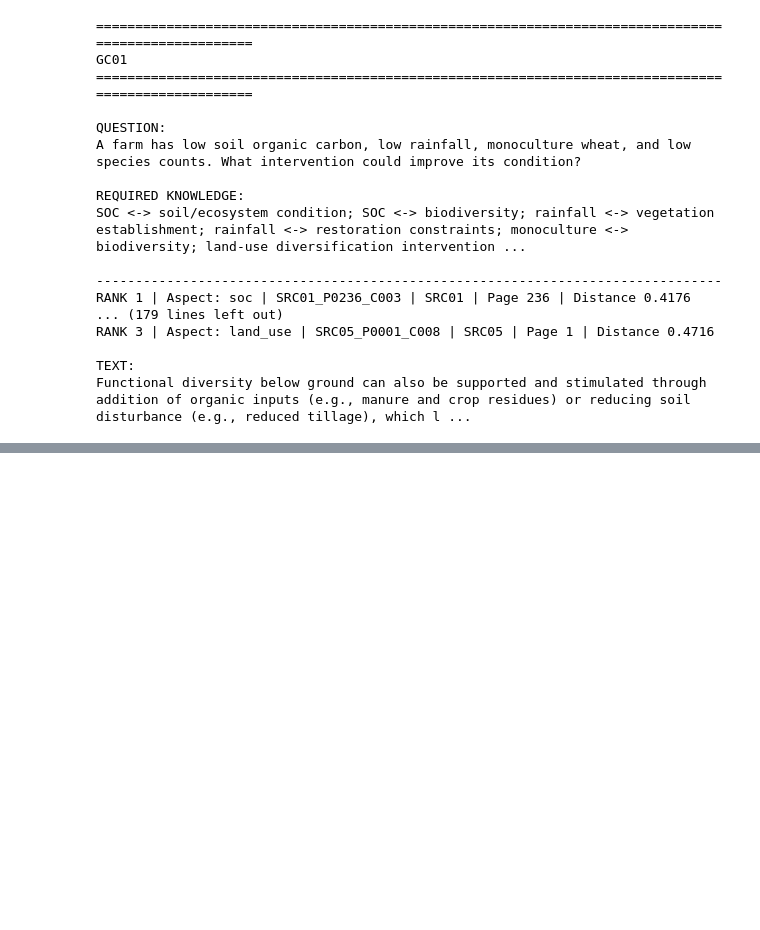
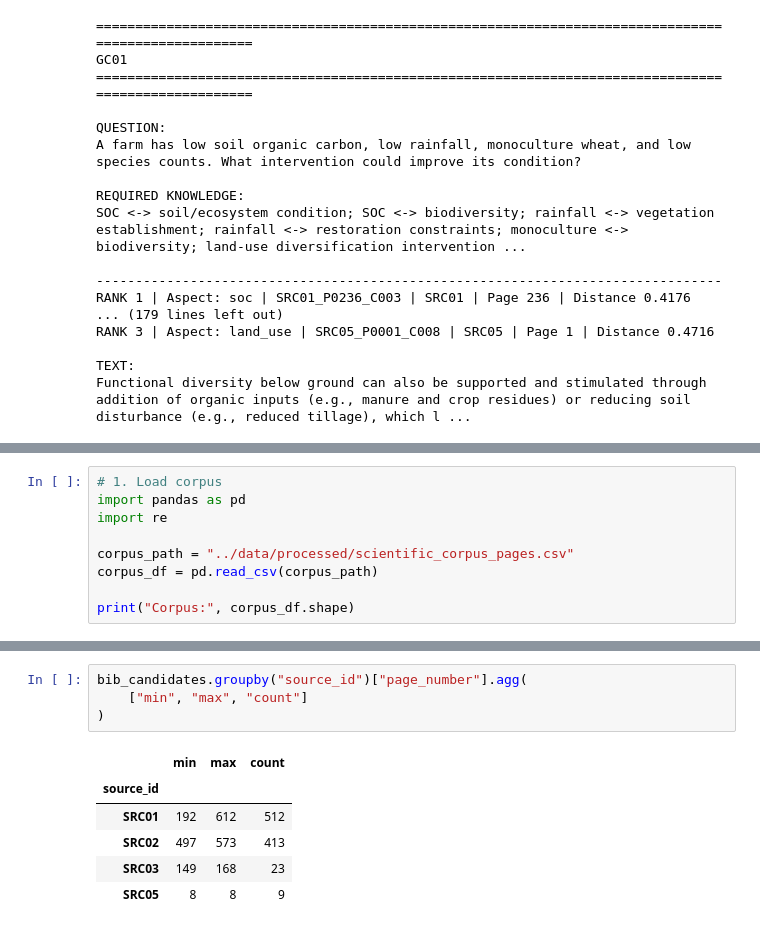
Before and after one commit to Arp518/biodiversity-intelligence-ai, a Jupyter notebook: notebooks/02_rag_retrieval.ipynb, the cells around one changed output, grey strips where cells are left out. Saved outputs shown, nothing was run; the diff lists cells and outputs as text; blank space fills up the shorter version.

```diff
--- a/notebooks/02_rag_retrieval.ipynb
+++ b/notebooks/02_rag_retrieval.ipynb
@@ -1860,0 +2097,9 @@ Functional diversity below ground can also be supported and stimulated through a
+# %%
+# 1. Load corpus
+import pandas as pd
+import re
+
+corpus_path = "../data/processed/scientific_corpus_pages.csv"
+corpus_df = pd.read_csv(corpus_path)
+
+print("Corpus:", corpus_df.shape)
@@ -1860,0 +3282,11 @@ Functional diversity below ground can also be supported and stimulated through a
+# %%
+bib_candidates.groupby("source_id")["page_number"].agg(
+    ["min", "max", "count"]
+)
+# %% [output]
+|  | min | max | count |
+| source_id |  |  |  |
+| SRC01 | 192 | 612 | 512 |
+| SRC02 | 497 | 573 | 413 |
+| SRC03 | 149 | 168 | 23 |
+| SRC05 | 8 | 8 | 9 |
```
Also changed, not shown: parts of 59 cells of this notebook, 9 other files.
